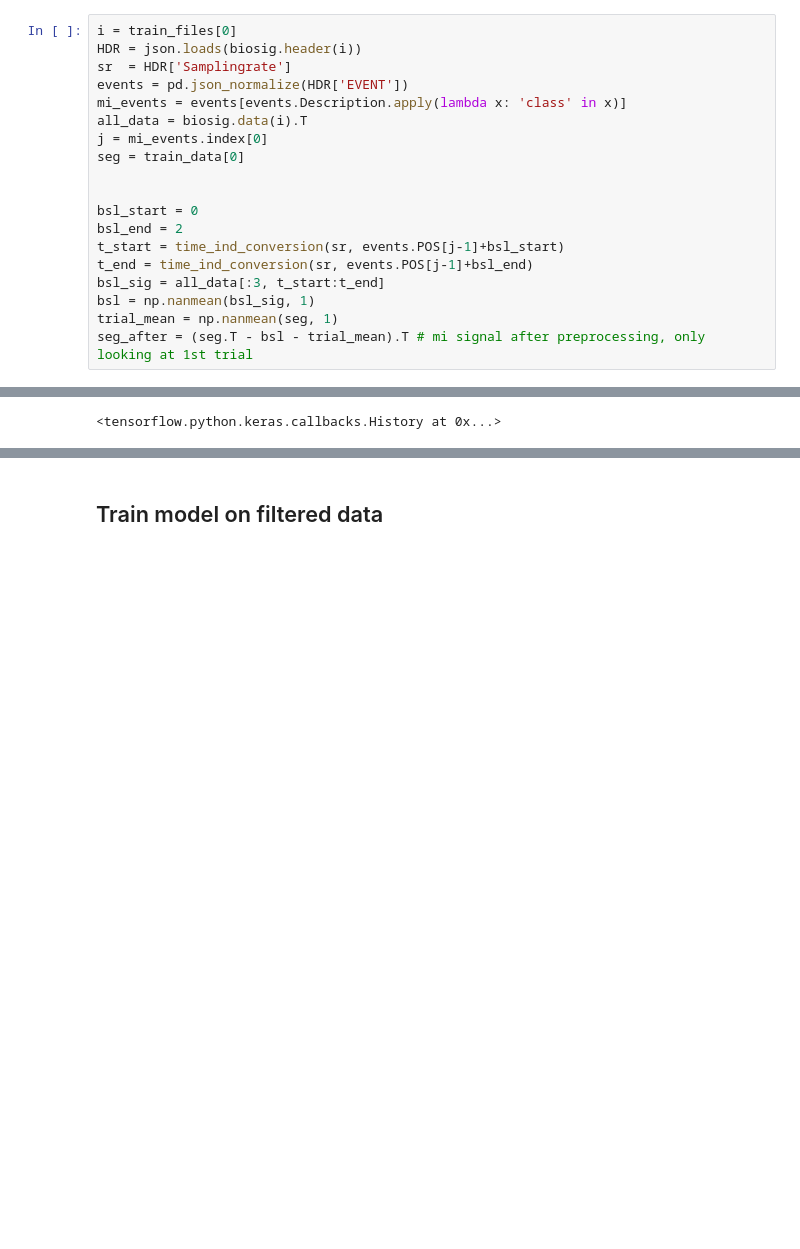
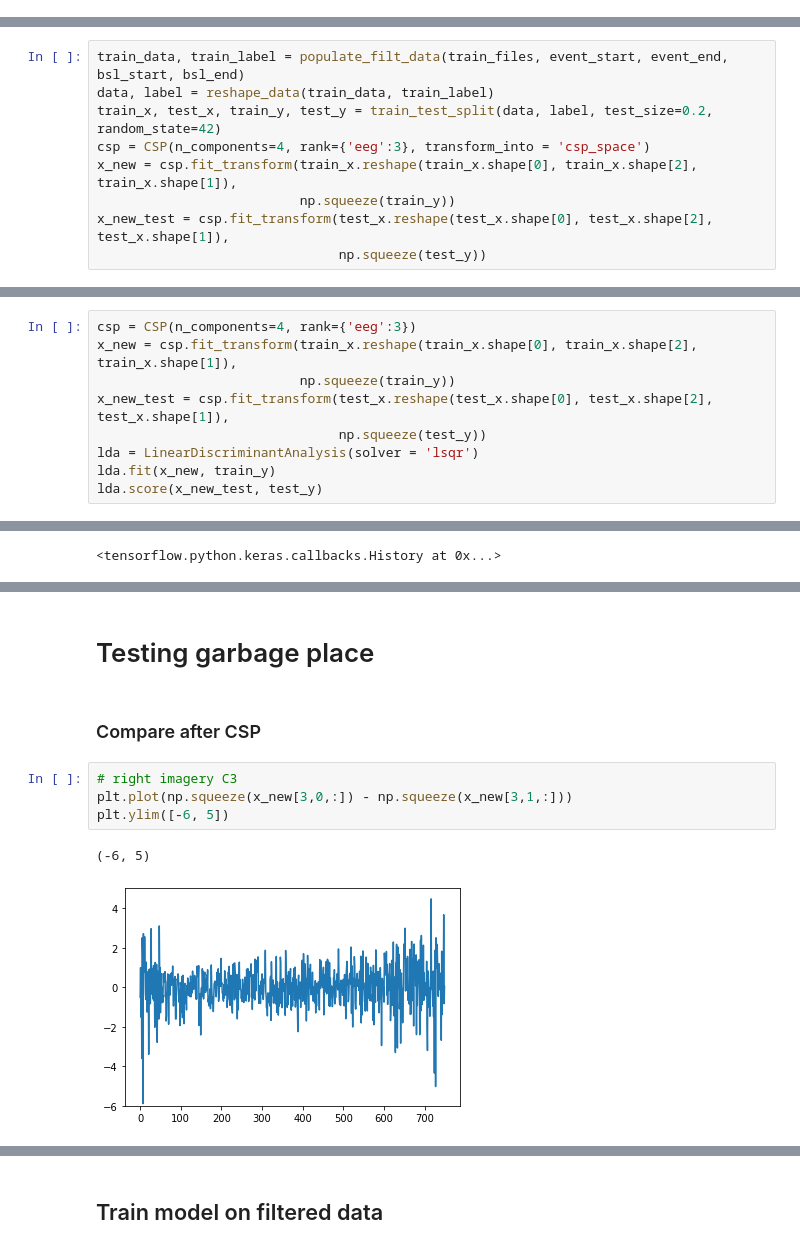
Before and after one commit to xuanyuw/LSTM_EEG_Classification, a Jupyter notebook: LSTM_EEG_Classification.ipynb, the cells around one changed output, grey strips where cells are left out. Saved outputs shown, nothing was run; the diff lists cells and outputs as text; blank space fills up the shorter version.

```diff
--- a/LSTM_EEG_Classification.ipynb
+++ b/LSTM_EEG_Classification.ipynb
@@ -172,19 +205,0 @@ len(train_data[1][1]) # 3s trial
-# %%
-i = train_files[0]
-HDR = json.loads(biosig.header(i))
-sr  = HDR['Samplingrate']
-events = pd.json_normalize(HDR['EVENT'])
-mi_events = events[events.Description.apply(lambda x: 'class' in x)]
-all_data = biosig.data(i).T
-j = mi_events.index[0]
-seg = train_data[0]
-
-
-bsl_start = 0
-bsl_end = 2
-t_start = time_ind_conversion(sr, events.POS[j-1]+bsl_start)
-t_end = time_ind_conversion(sr, events.POS[j-1]+bsl_end)
-bsl_sig = all_data[:3, t_start:t_end]
-bsl = np.nanmean(bsl_sig, 1)
-trial_mean = np.nanmean(seg, 1)
-seg_after = (seg.T - bsl - trial_mean).T # mi signal after preprocessing, only looking at 1st trial
@@ -254,0 +302,9 @@ from sklearn.model_selection import train_test_split
+# %%
+train_data, train_label = populate_filt_data(train_files, event_start, event_end, bsl_start, bsl_end)
+data, label = reshape_data(train_data, train_label)
+train_x, test_x, train_y, test_y = train_test_split(data, label, test_size=0.2, random_state=42)
+csp = CSP(n_components=4, rank={'eeg':3}, transform_into = 'csp_space')
+x_new = csp.fit_transform(train_x.reshape(train_x.shape[0], train_x.shape[2], train_x.shape[1]),
+                          np.squeeze(train_y))
+x_new_test = csp.fit_transform(test_x.reshape(test_x.shape[0], test_x.shape[2], test_x.shape[1]),
+                               np.squeeze(test_y))
@@ -278,0 +370,9 @@ _________________________________________________________________
+# %%
+csp = CSP(n_components=4, rank={'eeg':3})
+x_new = csp.fit_transform(train_x.reshape(train_x.shape[0], train_x.shape[2], train_x.shape[1]),
+                          np.squeeze(train_y))
+x_new_test = csp.fit_transform(test_x.reshape(test_x.shape[0], test_x.shape[2], test_x.shape[1]),
+                               np.squeeze(test_y))
+lda = LinearDiscriminantAnalysis(solver = 'lsqr')
+lda.fit(x_new, train_y)
+lda.score(x_new_test, test_y)
@@ -336,0 +545,11 @@ for i in range(3):
+# %% [markdown]
+# Testing garbage place
+# %% [markdown]
+### Compare after CSP
+# %%
+# right imagery C3
+plt.plot(np.squeeze(x_new[3,0,:]) - np.squeeze(x_new[3,1,:]))
+plt.ylim([-6, 5])
+# %% [output]
+(-6, 5)
+[figure, added]
```
Also changed, not shown: parts of 42 cells of this notebook, 45 other files.
